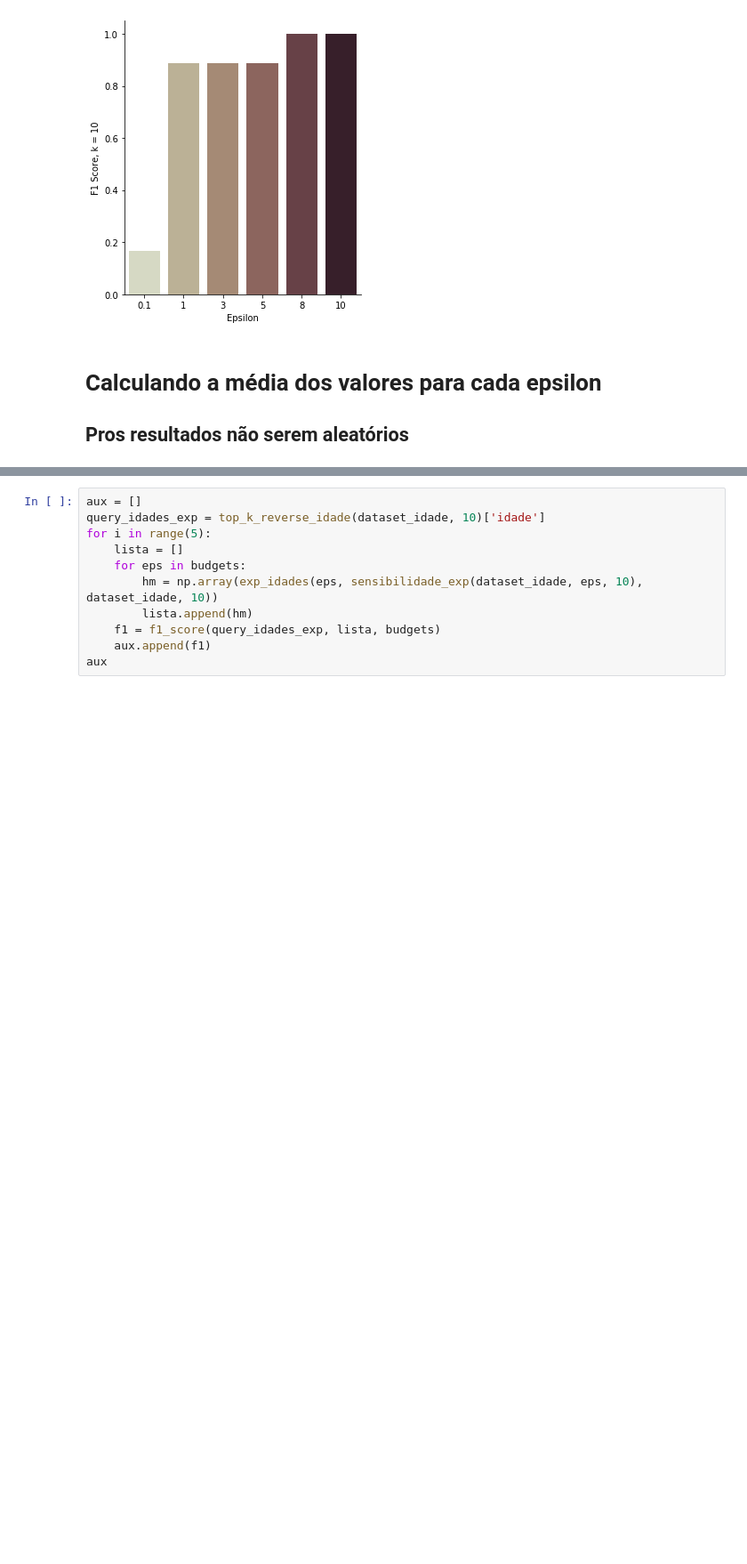
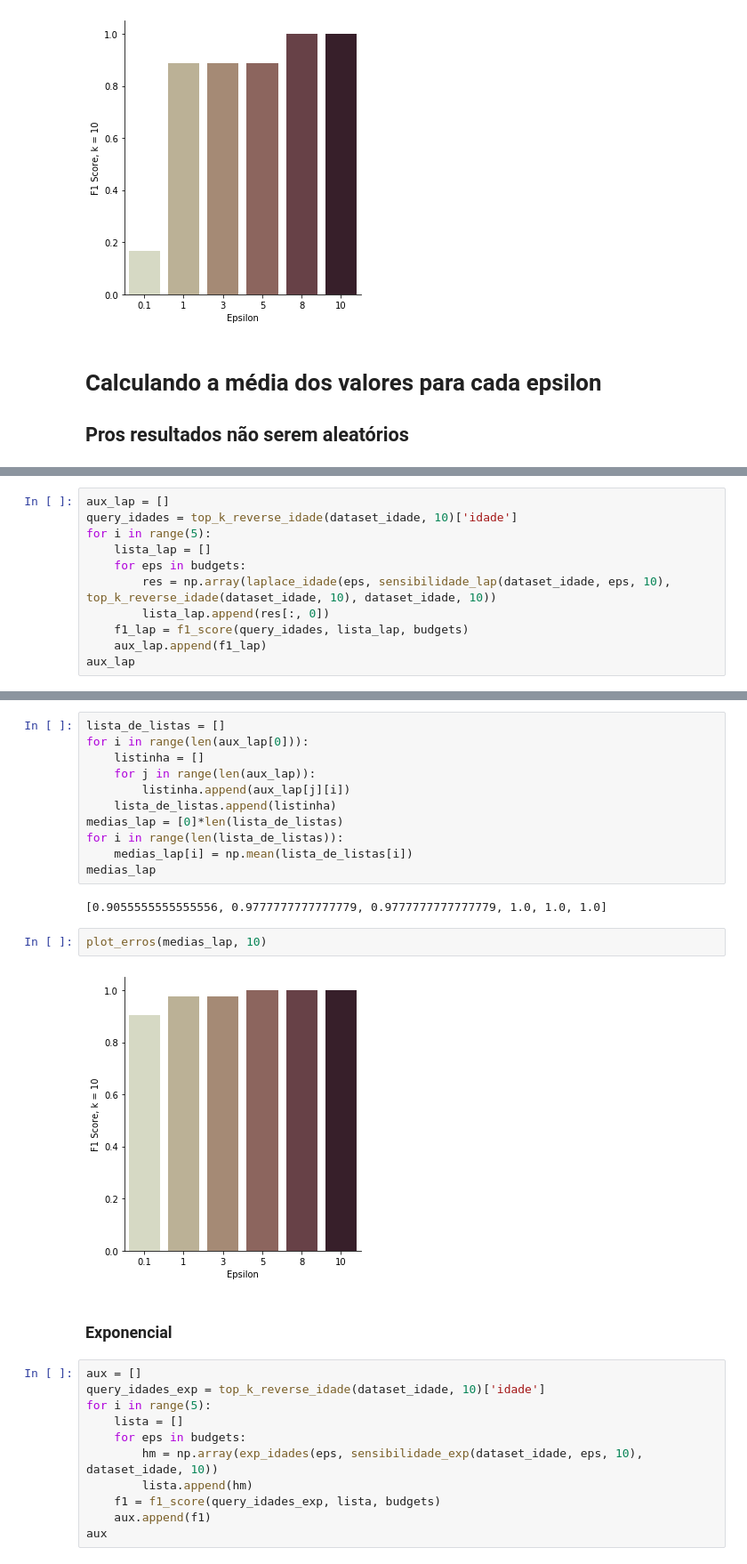
Before and after one commit to Brabissima/dp_top-k, a Jupyter notebook: Reverse top-k.ipynb, the cells around one changed output, grey strips where cells are left out. Shown at 89% size. Saved outputs shown, nothing was run; the diff lists cells and outputs as text; blank space fills up the shorter version.

Commit message:
média f1-score para laplace e exponencial.

```diff
--- a/Reverse top-k.ipynb
+++ b/Reverse top-k.ipynb
@@ -330,0 +333,11 @@ Falsos Negativos: 0
+# %%
+aux_lap = []
+query_idades = top_k_reverse_idade(dataset_idade, 10)['idade']
+for i in range(5):
+    lista_lap = []
+    for eps in budgets:
+        res = np.array(laplace_idade(eps, sensibilidade_lap(dataset_idade, eps, 10), top_k_reverse_idade(dataset_idade, 10), dataset_idade, 10))
+        lista_lap.append(res[:, 0])
+    f1_lap = f1_score(query_idades, lista_lap, budgets)
+    aux_lap.append(f1_lap)
+aux_lap
@@ -331,3 +367,22 @@ Falsos Negativos: 0
+# %%
+lista_de_listas = []
+for i in range(len(aux_lap[0])):
+    listinha = []
+    for j in range(len(aux_lap)):
+        listinha.append(aux_lap[j][i])
+    lista_de_listas.append(listinha)
+medias_lap = [0]*len(lista_de_listas)
+for i in range(len(lista_de_listas)):
+    medias_lap[i] = np.mean(lista_de_listas[i])
+medias_lap
+# %% [output]
+[0.9055555555555556, 0.9777777777777779, 0.9777777777777779, 1.0, 1.0, 1.0]
+# %%
+plot_erros(medias_lap, 10)
+# %% [output]
+[figure, added]
+# %% [markdown]
+### Exponencial
 # %%
 aux = []
 query_idades_exp = top_k_reverse_idade(dataset_idade, 10)['idade']
```
Also changed, not shown: parts of 2 cells of this notebook.
